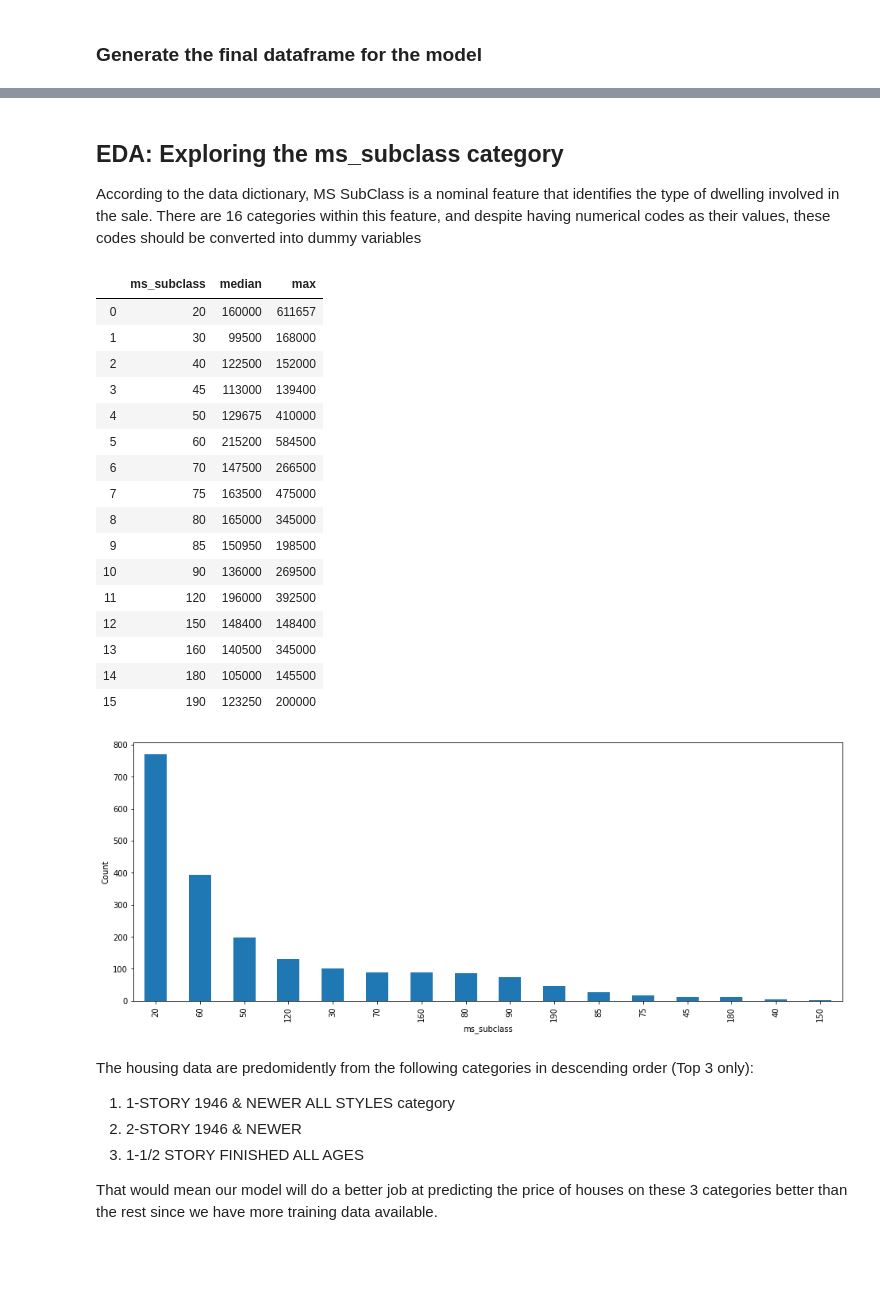
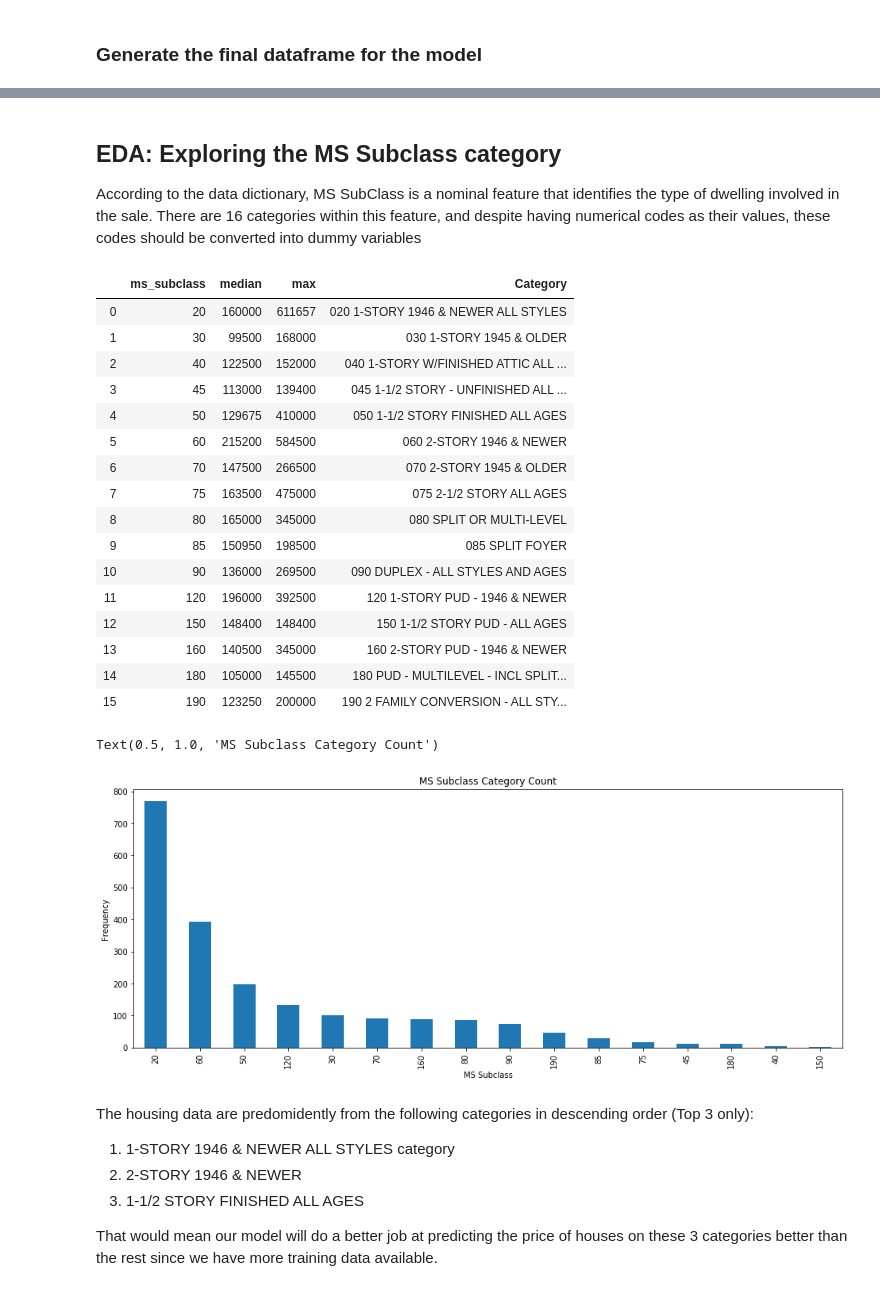
Before and after one commit to kelvinAI/ga-proj2-ames-housing, a Jupyter notebook: ames-housing.ipynb, the cells around one changed output, grey strips where cells are left out. Drawn from its saved outputs; the diff is of its cells as text; code cells hidden in the pictures; blank space fills up the shorter version.

```diff
--- a/ames-housing.ipynb
+++ b/ames-housing.ipynb
@@ -225,7 +166,7 @@ print("\n".join([ "{:0.4g}% empty rows for {} ".format(pct,col) for pct,col in z
 # %%
 drop_cols = {'pool_qc','misc_feature','alley','fence','id','pid'}
-# %%
-df = raw_data[[col for col in raw_data.columns if col not in drop_cols]]
 # %%
 def drop_init_cols(df):
     return df[[col for col in df.columns if col not in drop_cols]]
+# %%
+df = drop_init_cols(raw_data)
@@ -251,4 +198,0 @@ Name: gr_liv_area, Length: 2051, dtype: int64
-# %%
-# Drop index 960 and 1885 as they are outliers
-# this cell should only be run once
-df = df.drop(labels=[960,1885] , axis=0)
@@ -263,3 +199,6 @@ Investigate which features should be included in the machine learning model
+# %%
+# Drop observations with Greater Living area which are larger than 4000
+df = df[ df['gr_liv_area'] < 4000 ]
 # %% [markdown]
 ### Exploring Missing data by rows
 # %%
@@ -620,4 +556,4 @@ final.shape
 # %% [markdown]
-## EDA: Exploring the ms_subclass category
+## EDA: Exploring the MS Subclass category
 According to the data dictionary, MS SubClass is a nominal feature that identifies the type of dwelling involved in the sale.
 There are 16 categories within this feature, and despite having numerical codes as their values, these codes should be converted into dummy variables
@@ -624,30 +580,33 @@ There are 16 categories within this feature, and despite having numerical codes
 # %%
 ms_subclass_df = df.groupby('ms_subclass')['saleprice'].agg(median=np.median,max=np.max).reset_index()
+ms_subclass_df['Category'] = ms_subclass_df['ms_subclass'].map(lambda x : lot_subclass_dict[str(x)])
 ms_subclass_df
 # %% [output]
-|  | ms_subclass | median | max |
-| 0 | 20 | 160000 | 611657 |
-| 1 | 30 | 99500 | 168000 |
-| 2 | 40 | 122500 | 152000 |
-| 3 | 45 | 113000 | 139400 |
-| 4 | 50 | 129675 | 410000 |
-| 5 | 60 | 215200 | 584500 |
-| 6 | 70 | 147500 | 266500 |
-| 7 | 75 | 163500 | 475000 |
-| 8 | 80 | 165000 | 345000 |
-| 9 | 85 | 150950 | 198500 |
-| 10 | 90 | 136000 | 269500 |
-| 11 | 120 | 196000 | 392500 |
-| 12 | 150 | 148400 | 148400 |
-| 13 | 160 | 140500 | 345000 |
-| 14 | 180 | 105000 | 145500 |
-| 15 | 190 | 123250 | 200000 |
+|  | ms_subclass | median | max | Category |
+| 0 | 20 | 160000 | 611657 | 020 1-STORY 1946 & NEWER ALL STYLES |
+| 1 | 30 | 99500 | 168000 | 030 1-STORY 1945 & OLDER |
+| 2 | 40 | 122500 | 152000 | 040 1-STORY W/FINISHED ATTIC ALL ... |
+| 3 | 45 | 113000 | 139400 | 045 1-1/2 STORY - UNFINISHED ALL ... |
+| 4 | 50 | 129675 | 410000 | 050 1-1/2 STORY FINISHED ALL AGES |
+| 5 | 60 | 215200 | 584500 | 060 2-STORY 1946 & NEWER |
+| 6 | 70 | 147500 | 266500 | 070 2-STORY 1945 & OLDER |
+| 7 | 75 | 163500 | 475000 | 075 2-1/2 STORY ALL AGES |
+| 8 | 80 | 165000 | 345000 | 080 SPLIT OR MULTI-LEVEL |
+| 9 | 85 | 150950 | 198500 | 085 SPLIT FOYER |
+| 10 | 90 | 136000 | 269500 | 090 DUPLEX - ALL STYLES AND AGES |
+| 11 | 120 | 196000 | 392500 | 120 1-STORY PUD - 1946 & NEWER |
+| 12 | 150 | 148400 | 148400 | 150 1-1/2 STORY PUD - ALL AGES |
+| 13 | 160 | 140500 | 345000 | 160 2-STORY PUD - 1946 & NEWER |
+| 14 | 180 | 105000 | 145500 | 180 PUD - MULTILEVEL - INCL SPLIT... |
+| 15 | 190 | 123250 | 200000 | 190 2 FAMILY CONVERSION - ALL STY... |
 # %%
-df.ms_subclass.value_counts().plot.bar(figsize=(16,6));
-plt.xlabel('ms_subclass');
-plt.ylabel('Count');
+df['ms_subclass'].value_counts().plot.bar(figsize=(16,6));
+plt.xlabel('MS Subclass');
+plt.ylabel('Frequency');
+plt.title("MS Subclass Category Count")
 # %% [output]
+Text(0.5, 1.0, 'MS Subclass Category Count')
-[figure, old version]
+[figure, new version]
 # %% [markdown]
 The housing data are predomidently from the following categories in descending order (Top 3 only):
 1. 1-STORY 1946 & NEWER ALL STYLES category
```
Also changed, not shown: parts of 144 cells of this notebook, 4 other files.
